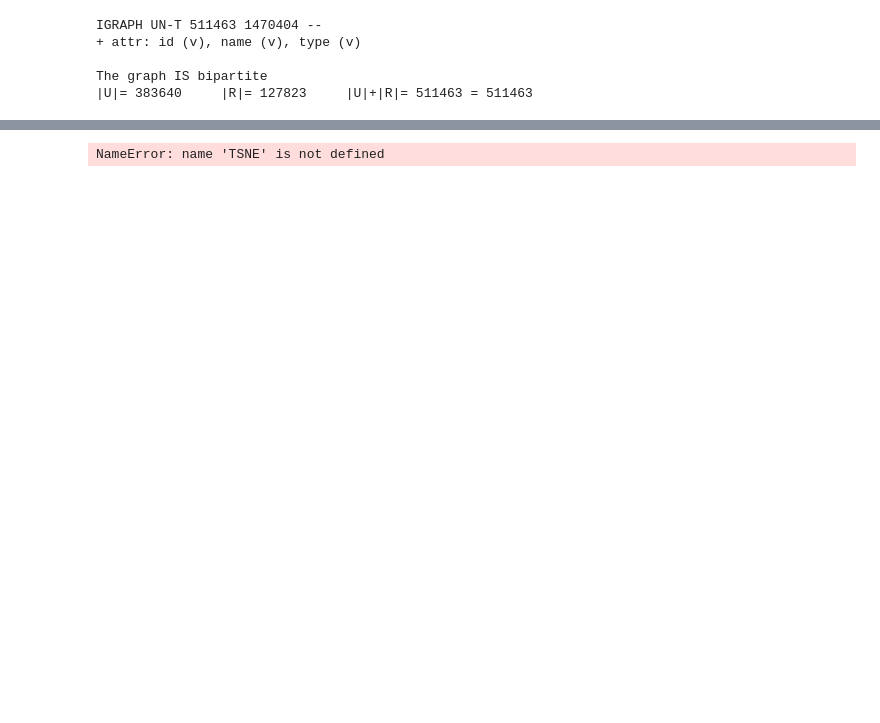
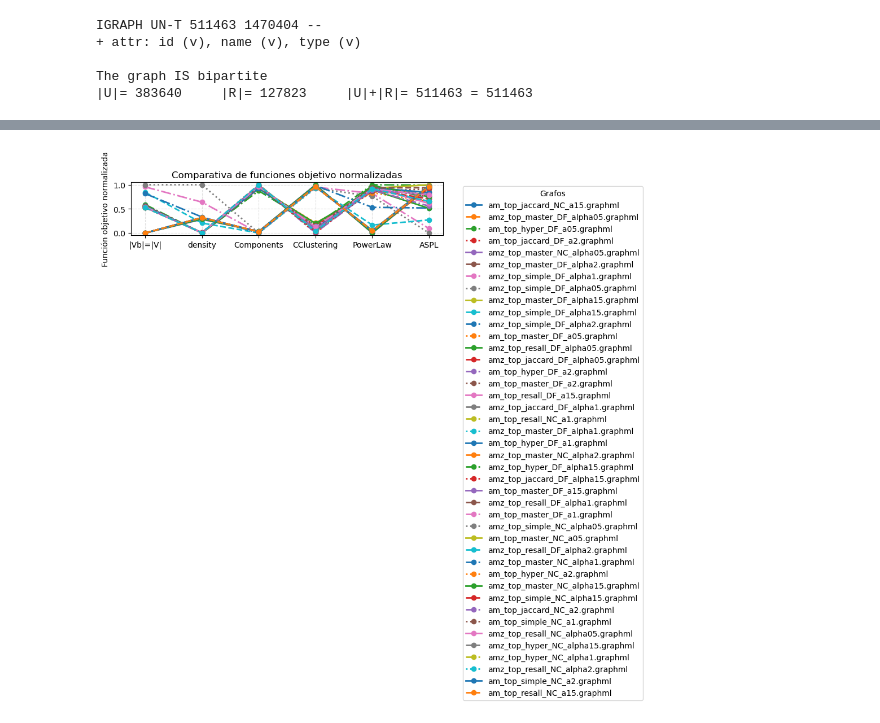
Before and after one commit to diazmx/phd-thesis-lab, a Jupyter notebook: 13-paper-modelling/actor-movie.ipynb, the cells around one changed output, grey strips where cells are left out. Cells and saved outputs as stored; diff of their text form; code cells hidden in the pictures; blank space fills up the shorter version.

```diff
--- a/13-paper-modelling/actor-movie.ipynb
+++ b/13-paper-modelling/actor-movie.ipynb
@@ -413,7 +424,7 @@ def pareto_rank_all(solutions):
     return fronts
 # %%
 # —————————— Flujo principal ——————————
-tnodes = 1
+tnodes = 0
 
 # 1) Leer el único grafo bipartito
 gb = ig.Graph.Read_GraphML(FILENAME)
@@ -440,14 +451,28 @@ proj_files = [f for f in os.listdir(proj_dir)
 # 3) Calcular soluciones
 solutions = []
 conta_neg = 0
+to_df = []
+names_df = []
+k = 100
 for fname in proj_files:
     gu = ig.Graph.Read_GraphML(os.path.join(proj_dir, fname))
-    proj_metrics = compute_proj_metrics(gu)
+    gu = remove_isolated_nodes(gu, k=5)
+    if k < gu.vcount():
+        proj_metrics = compute_proj_metrics(gu,k)
+    else:
+        proj_metrics = compute_proj_metrics(gu,gu.vcount())
     sol = evaluate_solution(bip_metrics, proj_metrics, tnodes)
+    to_df.append(sol["f"])
+    names_df.append(fname[:-8])
     sol["filename"] = fname  # <- Añadimos esta línea
     solutions.append(sol)
     #if is_feasible(sol):
-    #    solutions.append(sol)
+        #solutions.append(sol)
 
+a = pd.DataFrame(to_df)
+b = pd.DataFrame(names_df)
+a.columns = ['f1', 'f2', 'f3', 'f4', 'f5', 'f6']
+b.columns = ["name"]
+final_DF = pd.concat([a, b], axis=1)
 print("Soluciones factibles:", len(solutions))
 # %% [output]
@@ -510,34 +535,40 @@ Crowding 39
 # %%
+# Número máximo de grafos a graficar
+N = len(pareto_sorted)
+#labels = [f"f{i+1}" for i in range(6)]  # nombres de funciones f1..f6
+labels = ["|Vb|=|V|", "density", "Components", "CClustering", "PowerLaw", "ASPL"]
 
-# Asumiendo que ya tienes: all_fronts = pareto_rank_all(solutions)
+# Extraer vectores f y nombres de archivo
+F = np.array([s["f"] for s in pareto_sorted[:N]])
+names = [s["filename"] for s in pareto_sorted[:N]]
 
-# Preparar datos
-points = []
-labels = []
+# Normalizar funciones objetivo columna por columna
+F_norm = (F - F.min(axis=0)) / (F.max(axis=0) - F.min(axis=0) + 1e-8)
 
-for front_idx, front in enumerate(all_fronts):
-    for sol in front:
-        points.append(sol["f"])
-        labels.append(front_idx)  # índice de frente
+# Preparar figura
+plt.figure(figsize=(10, 6))
 
-points = np.array(points)
-labels = np.array(labels)
+# Colores y estilos variados
+colors = plt.cm.tab10.colors
+linestyles = ['-', '--', '-.', ':'] * 3
 
-# Aplicar t-SNE
-tsne = TSNE(n_components=2, perplexity=30, random_state=42)
-embedding = tsne.fit_transform(points)
+for i in range(N):
+    plt.plot(
+        labels,
+        F_norm[i],
+        label=names[i],
+        color=colors[i % len(colors)],
+        linestyle=linestyles[i % len(linestyles)],
+        linewidth=2,
+        marker='o'
+    )
 
-# Graficar
-plt.figure(figsize=(8, 6))
-scatter = plt.scatter(embedding[:, 0], embedding[:, 1],
-                      c=labels, cmap="tab10", s=50, edgecolors='k')
-
-plt.title("Visualización t-SNE de soluciones por frente de Pareto")
-plt.xlabel("t-SNE componente 1")
-plt.ylabel("t-SNE componente 2")
-plt.grid(True, linestyle="--", alpha=0.3)
-legend = plt.legend(*scatter.legend_elements(), title="Frente", loc="upper right")
+plt.ylabel("Función objetivo normalizada")
+plt.title("Comparativa de funciones objetivo normalizadas")
+plt.grid(True, linestyle="--", alpha=0.4)
+plt.legend(title="Grafos", bbox_to_anchor=(1.05, 1), loc="upper left")
 plt.tight_layout()
+plt.savefig("test.png")
 plt.show()
 # %% [output]
-NameError: name 'TSNE' is not defined
+[figure, added]
```
Also changed, not shown: parts of 9 cells of this notebook, 5 other files.
